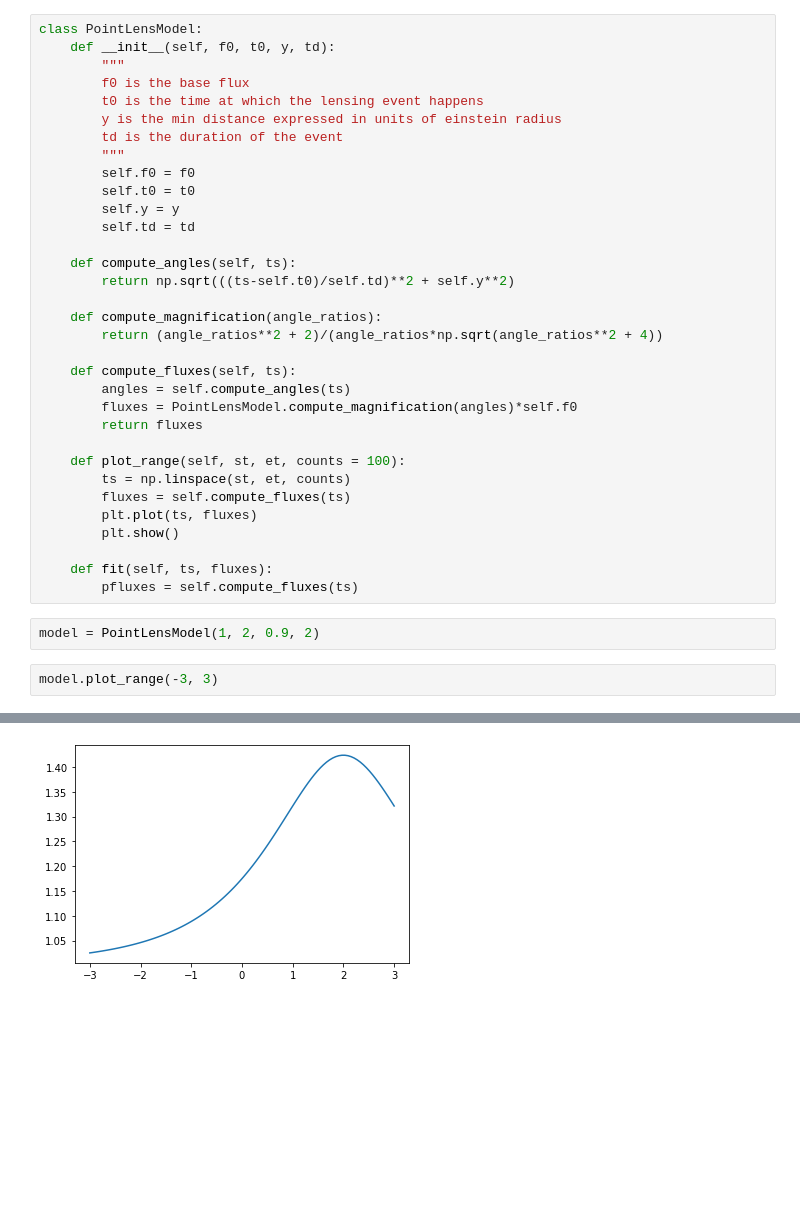
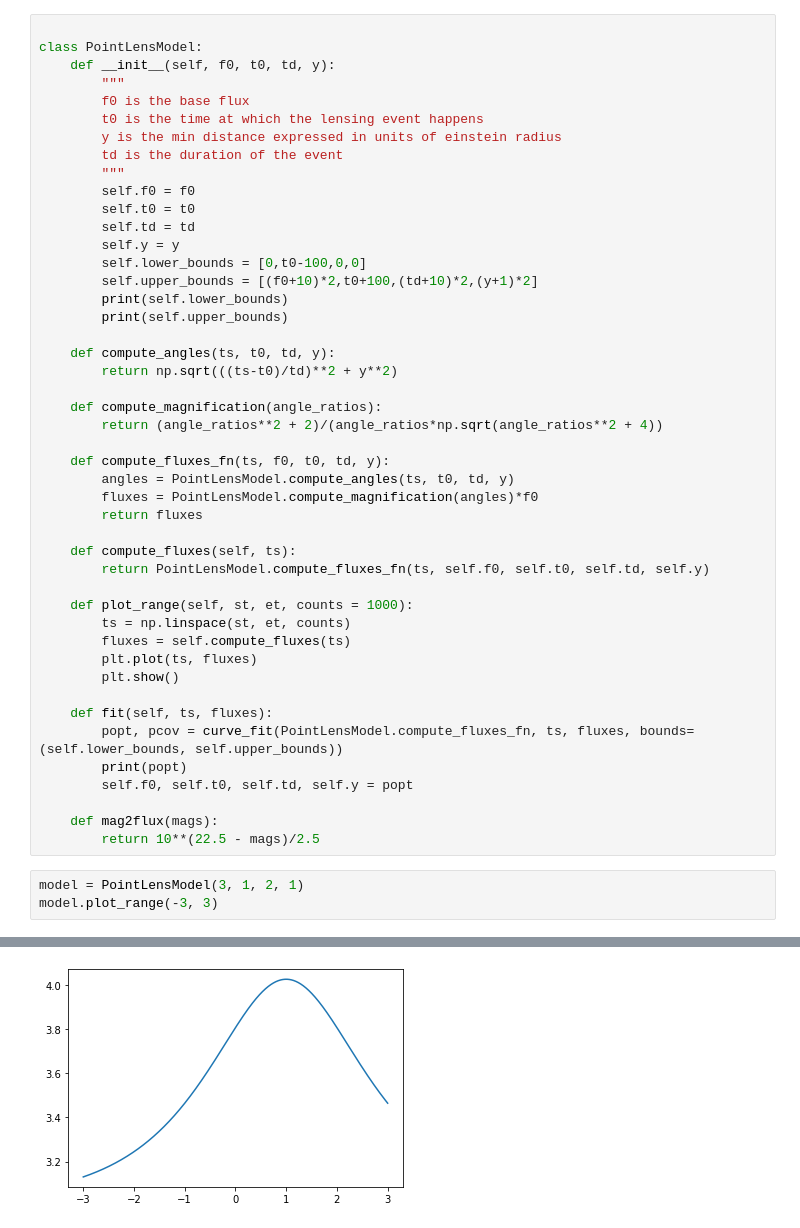
Before and after one commit to michaelyhuang23/palens, a Jupyter notebook: notebooks/point_forward_model.ipynb, the cells around one changed output, grey strips where cells are left out. Cells and saved outputs as stored; diff of their text form; blank space fills up the shorter version.

```diff
--- a/notebooks/point_forward_model.ipynb
+++ b/notebooks/point_forward_model.ipynb
@@ -4,6 +5,7 @@ import matplotlib.pyplot as plt
 # %%
+
 class PointLensModel:
-    def __init__(self, f0, t0, y, td):
+    def __init__(self, f0, t0, td, y):
         """
         f0 is the base flux
         t0 is the time at which the lensing event happens
@@ -12,30 +14,41 @@ class PointLensModel:
         """
         self.f0 = f0
         self.t0 = t0
+        self.td = td
         self.y = y
-        self.td = td
+        self.lower_bounds = [0,t0-100,0,0]
+        self.upper_bounds = [(f0+10)*2,t0+100,(td+10)*2,(y+1)*2]
+        print(self.lower_bounds)
+        print(self.upper_bounds)
 
-    def compute_angles(self, ts):
-        return np.sqrt(((ts-self.t0)/self.td)**2 + self.y**2)
+    def compute_angles(ts, t0, td, y):
+        return np.sqrt(((ts-t0)/td)**2 + y**2)
 
     def compute_magnification(angle_ratios):
         return (angle_ratios**2 + 2)/(angle_ratios*np.sqrt(angle_ratios**2 + 4))
 
-    def compute_fluxes(self, ts):
-        angles = self.compute_angles(ts)
-        fluxes = PointLensModel.compute_magnification(angles)*self.f0
+    def compute_fluxes_fn(ts, f0, t0, td, y):
+        angles = PointLensModel.compute_angles(ts, t0, td, y)
+        fluxes = PointLensModel.compute_magnification(angles)*f0
         return fluxes
 
-    def plot_range(self, st, et, counts = 100):
+    def compute_fluxes(self, ts):
+        return PointLensModel.compute_fluxes_fn(ts, self.f0, self.t0, self.td, self.y)
+
+    def plot_range(self, st, et, counts = 1000):
         ts = np.linspace(st, et, counts)
         fluxes = self.compute_fluxes(ts)
         plt.plot(ts, fluxes)
         plt.show()
 
     def fit(self, ts, fluxes):
-        pfluxes = self.compute_fluxes(ts)
+        popt, pcov = curve_fit(PointLensModel.compute_fluxes_fn, ts, fluxes, bounds=(self.lower_bounds, self.upper_bounds))
+        print(popt)
+        self.f0, self.t0, self.td, self.y = popt
+
+    def mag2flux(mags):
+        return 10**(22.5 - mags)/2.5
-# %%
-model = PointLensModel(1, 2, 0.9, 2)
 # %%
+model = PointLensModel(3, 1, 2, 1)
 model.plot_range(-3, 3)
 # %% [output]
@@ -42 +57 @@ model.plot_range(-3, 3)
-[figure, old version]
+[figure, new version]
```
Also changed, not shown: parts of 10 cells of this notebook, 2 other files.
